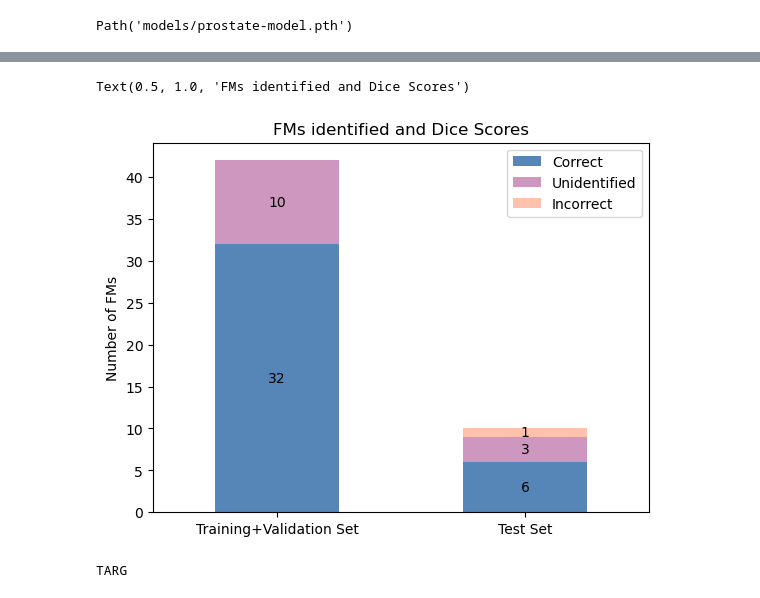
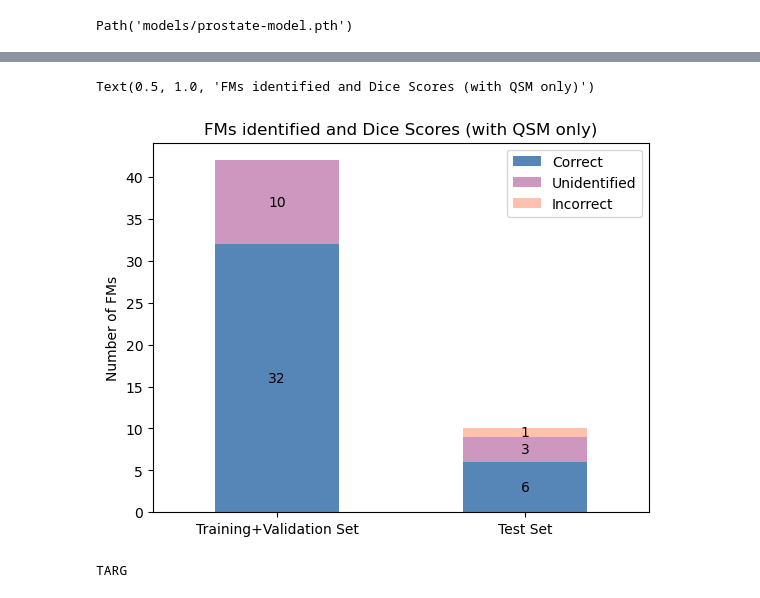
Before and after one commit to astewartau/prostate, a Jupyter notebook: 2_prostate.ipynb, the cells around one changed output, grey strips where cells are left out. Saved outputs shown, nothing was run; the diff lists cells and outputs as text; code cells hidden in the pictures.

```diff
--- a/2_prostate.ipynb
+++ b/2_prostate.ipynb
@@ -216,7 +217,7 @@ def show_batch(x:MedImage, y:MedMask, samples, ctxs=None, max_n=6, nrows=None, n
 dblock = MedDataBlock(
     blocks=(ImageBlock(cls=MedImage), MedMaskBlock),
     splitter=RandomSplitter(),#seed=42),
-    get_x=ColReader('qsm_files'),
+    get_x=ColReader('in_files'),
     get_y=ColReader('seg_files'),
     item_tfms=[
         PadOrCrop([80, 80, 80]),
@@ -310,7 +311,7 @@ learn = Learner(
     dls,
     model=UNet(
         spatial_dims=3,
-        in_channels=1,  # qsm
+        in_channels=2,  # qsm
         out_channels=3, # background, marker, calcification
         channels=(16, 32, 64, 128, 256),
         strides=(2, 2, 2, 2),
@@ -404,7 +409,7 @@ correct_markers = MarkersIdentified()
 dblock_train_eval = MedDataBlock(
     blocks=(ImageBlock(cls=MedImage), MedMaskBlock),
     splitter=IndexSplitter([]),
-    get_x=ColReader('qsm_files'),
+    get_x=ColReader('in_files'),
     get_y=ColReader('seg_files'),
     item_tfms=[
         PadOrCrop([80, 80, 80]),
@@ -432,7 +437,7 @@ correct_markers.reset()
 dblock_test_eval = MedDataBlock(
     blocks=(ImageBlock(cls=MedImage), MedMaskBlock),
     splitter=RandomSplitter(),
-    get_x=ColReader('qsm_files'),
+    get_x=ColReader('in_files'),
     get_y=ColReader('seg_files'),
     item_tfms=[
         PadOrCrop([80, 80, 80]),
@@ -485,0 +495,26 @@ Dice score: tensor([0.5422, 0.3327]); Markers identified: 0.6666666666666666; Su
+# %%
+import seaborn
+import pandas as pd
+
+df_results = pd.DataFrame({ 'Correct':[31, 7], 'Unidentified': [11, 2], 'Incorrect':[0,1], 'Set':['Training', 'Validation'] })
+
+# create stacked bar chart for monthly temperatures
+fig, ax1 = plt.subplots()
+ax1 = df_results.plot(kind='bar', stacked=True, color=['#5686b7', '#cd97bf', '#ffc0ac'], ax=ax1)
+
+ax1.set_xticklabels(['Training+Validation Set', 'Test Set'], rotation=0)
+
+for p in ax1.patches:
+    width, height = p.get_width(), p.get_height()
+    if height != 0:
+        x, y = p.get_xy()
+        ax1.annotate(f'{int(height)}', (x + width / 2, y + height / 2), ha='center', va='center')
+
+# labels for x & y axis
+ax1.set_ylabel('Number of FMs')
+
+# Dice scores for training and validation sets
+dice_scores = [0.9069, 0.6249]  # Replace with your actual Dice scores
+
+# title of plot
+plt.title('FMs identified and Dice Scores (with QSM + T2* map)')
@@ -486,32 +524,32 @@ Dice score: tensor([0.5422, 0.3327]); Markers identified: 0.6666666666666666; Su
 # %%
 import seaborn
 import pandas as pd
 
 df_results = pd.DataFrame({ 'Correct':[32, 6], 'Unidentified': [10, 3], 'Incorrect':[0,1], 'Set':['Training', 'Validation'] })
 
 # create stacked bar chart for monthly temperatures
 fig, ax1 = plt.subplots()
 ax1 = df_results.plot(kind='bar', stacked=True, color=['#5686b7', '#cd97bf', '#ffc0ac'], ax=ax1)
 
 ax1.set_xticklabels(['Training+Validation Set', 'Test Set'], rotation=0)
 
 for p in ax1.patches:
     width, height = p.get_width(), p.get_height()
     if height != 0:
         x, y = p.get_xy()
         ax1.annotate(f'{int(height)}', (x + width / 2, y + height / 2), ha='center', va='center')
 
 # labels for x & y axis
 ax1.set_ylabel('Number of FMs')
 
 # Dice scores for training and validation sets
 dice_scores = [0.8417, 0.5422]  # Replace with your actual Dice scores
 
 # title of plot
-plt.title('FMs identified and Dice Scores')
+plt.title('FMs identified and Dice Scores (with QSM only)')
 # %% [output]
-Text(0.5, 1.0, 'FMs identified and Dice Scores')
+Text(0.5, 1.0, 'FMs identified and Dice Scores (with QSM only)')
-[figure, old version]
+[figure, new version]
 # %%
 learn.show_results(anatomical_plane=0, dl=dls_train_eval.train, shuffle=False, fig_out='seg_results_train.png')
 # %% [output]
```
Also changed, not shown: parts of 9 cells of this notebook.
